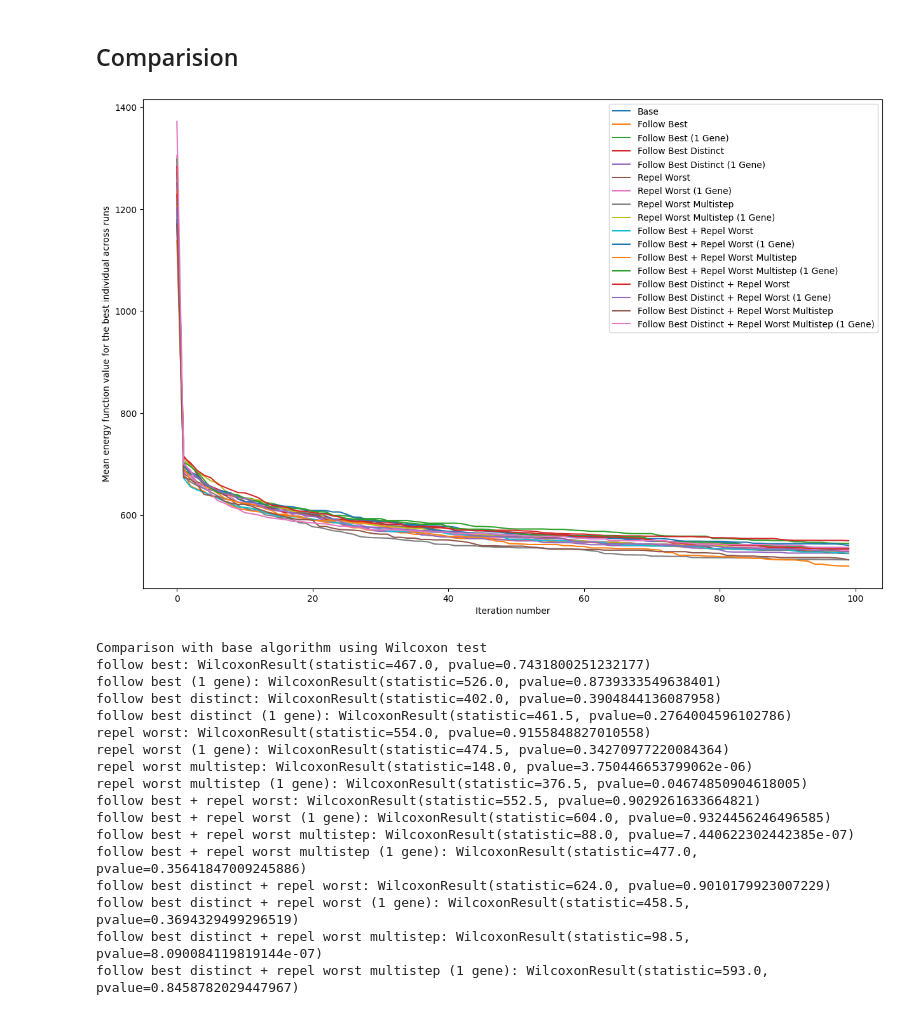
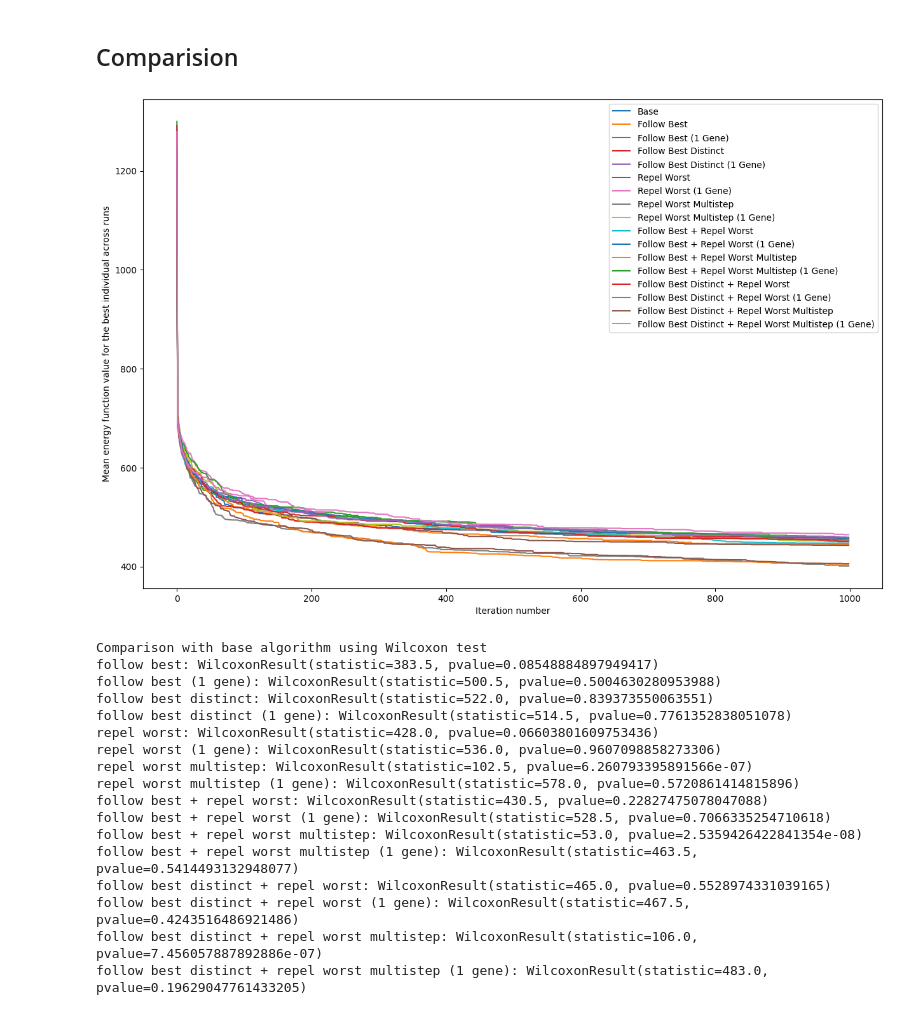
Before and after one commit to bogumilap/TOPSIS-LABS, a Jupyter notebook: results.ipynb, the cells around one changed output. Saved outputs shown, nothing was run; the diff lists cells and outputs as text; code cells hidden in the pictures.

Commit message:
plots for all iterations

```diff
--- a/results.ipynb
+++ b/results.ipynb
@@ -9,7 +9,7 @@ from labs_simulation import run_genetic_algorithm
 # %%
 from collections import defaultdict
 
-iterations = 100
+iterations = 999
 iterations_axis = [i for i in range(iterations)]
 repetitions_number = 50
 
@@ -460,30 +440,27 @@ mean_fitness = {
 # %%
-with open("results/results_fitness.json", "w") as f:
+with open("results/best_fitness_for_each_iteration_for_each_run.json", "w") as f:
     json.dump(solutions, f, indent=4)
-
-with open("results/results_fitness_mean.json", "w") as f:
-    json.dump(mean_fitness, f, indent=4)
 # %% [markdown]
 ## Comparision
-# %%
-with open("results/results_fitness.json", "r") as f:
-    solutions = json.load(f)
-
-with open("results/results_fitness_mean.json", "r") as f:
-    mean_fitness = json.load(f)
+# %%
+with open("results/best_fitness_for_each_iteration_for_each_run.json", "r") as f:
+    solutions = json.load(f)
+
+mean_fitness = {}
+for key, data in solutions.items():
+    mean_fitness[key] = [np.mean([iteration_results_for_run[i] for iteration_results_for_run in data]) for i in range(iterations)]
 # %%
 plt.rcParams["figure.figsize"] = (15, 10)
 # %%
-iterations_axis = [i for i in range(100)]
 for key in mean_fitness:
     plt.plot(iterations_axis, mean_fitness[key], label=key.title())
 plt.legend()
 plt.xlabel("Iteration number")
 plt.ylabel("Mean energy function value for the best individual across runs")
 plt.savefig("results/variants_comparison_plot.jpg")
 plt.show()
 # %% [output]
-[figure, old version]
+[figure, new version]
 # %%
 print("Comparison with base algorithm using Wilcoxon test")
 base_solution = [fitness_list[-1] for fitness_list in solutions["base"]]
@@ -494,22 +471,22 @@ for algorithm_name, solution in solutions.items():
     print(f"{algorithm_name}: {stats.wilcoxon(base_solution, final_fitness)}")
 # %% [output]
 Comparison with base algorithm using Wilcoxon test
-follow best: WilcoxonResult(statistic=467.0, pvalue=0.7431800251232177)
-follow best (1 gene): WilcoxonResult(statistic=526.0, pvalue=0.8739333549638401)
-follow best distinct: WilcoxonResult(statistic=402.0, pvalue=0.3904844136087958)
-follow best distinct (1 gene): WilcoxonResult(statistic=461.5, pvalue=0.2764004596102786)
-repel worst: WilcoxonResult(statistic=554.0, pvalue=0.9155848827010558)
-repel worst (1 gene): WilcoxonResult(statistic=474.5, pvalue=0.34270977220084364)
-repel worst multistep: WilcoxonResult(statistic=148.0, pvalue=3.750446653799062e-06)
-repel worst multistep (1 gene): WilcoxonResult(statistic=376.5, pvalue=0.04674850904618005)
-follow best + repel worst: WilcoxonResult(statistic=552.5, pvalue=0.9029261633664821)
-follow best + repel worst (1 gene): WilcoxonResult(statistic=604.0, pvalue=0.9324456246496585)
-follow best + repel worst multistep: WilcoxonResult(statistic=88.0, pvalue=7.440622302442385e-07)
-follow best + repel worst multistep (1 gene): WilcoxonResult(statistic=477.0, pvalue=0.35641847009245886)
-follow best distinct + repel worst: WilcoxonResult(statistic=624.0, pvalue=0.9010179923007229)
-follow best distinct + repel worst (1 gene): WilcoxonResult(statistic=458.5, pvalue=0.3694329499296519)
-follow best distinct + repel worst multistep: WilcoxonResult(statistic=98.5, pvalue=8.090084119819144e-07)
-follow best distinct + repel worst multistep (1 gene): WilcoxonResult(statistic=593.0, pvalue=0.8458782029447967)
+follow best: WilcoxonResult(statistic=383.5, pvalue=0.08548884897949417)
+follow best (1 gene): WilcoxonResult(statistic=500.5, pvalue=0.5004630280953988)
+follow best distinct: WilcoxonResult(statistic=522.0, pvalue=0.839373550063551)
+follow best distinct (1 gene): WilcoxonResult(statistic=514.5, pvalue=0.7761352838051078)
+repel worst: WilcoxonResult(statistic=428.0, pvalue=0.06603801609753436)
+repel worst (1 gene): WilcoxonResult(statistic=536.0, pvalue=0.9607098858273306)
+repel worst multistep: WilcoxonResult(statistic=102.5, pvalue=6.260793395891566e-07)
+repel worst multistep (1 gene): WilcoxonResult(statistic=578.0, pvalue=0.5720861414815896)
+follow best + repel worst: WilcoxonResult(statistic=430.5, pvalue=0.22827475078047088)
+follow best + repel worst (1 gene): WilcoxonResult(statistic=528.5, pvalue=0.7066335254710618)
+follow best + repel worst multistep: WilcoxonResult(statistic=53.0, pvalue=2.5359426422841354e-08)
+follow best + repel worst multistep (1 gene): WilcoxonResult(statistic=463.5, pvalue=0.5414493132948077)
+follow best distinct + repel worst: WilcoxonResult(statistic=465.0, pvalue=0.5528974331039165)
+follow best distinct + repel worst (1 gene): WilcoxonResult(statistic=467.5, pvalue=0.4243516486921486)
+follow best distinct + repel worst multistep: WilcoxonResult(statistic=106.0, pvalue=7.456057887892886e-07)
+follow best distinct + repel worst multistep (1 gene): WilcoxonResult(statistic=483.0, pvalue=0.19629047761433205)
 # %%
 relevant_algorithms = ['base', "follow best distinct + repel worst multistep", "follow best + repel worst multistep", "repel worst multistep"]
 # %%
```
Also changed, not shown: parts of 58 cells of this notebook, 6 other files.
